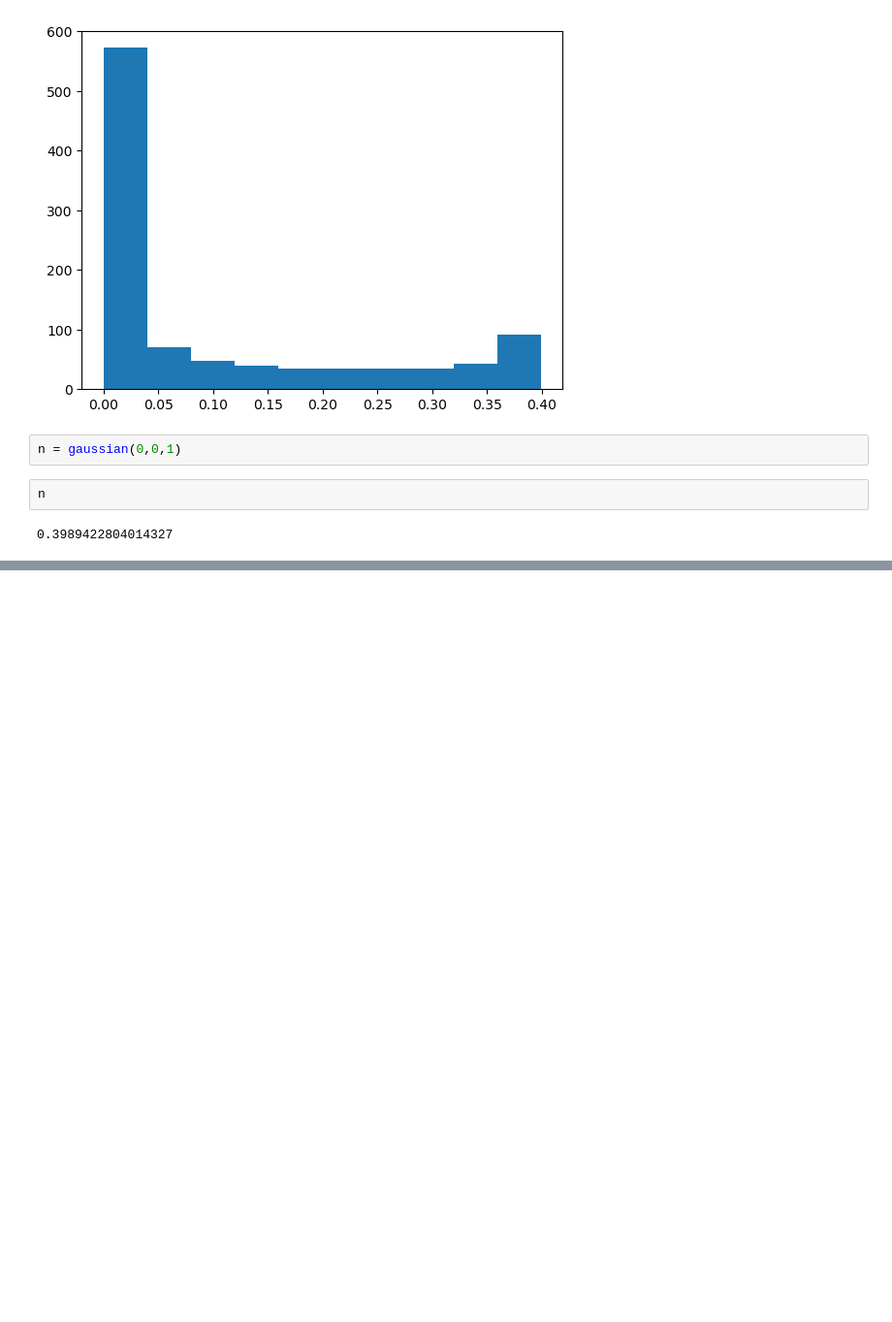
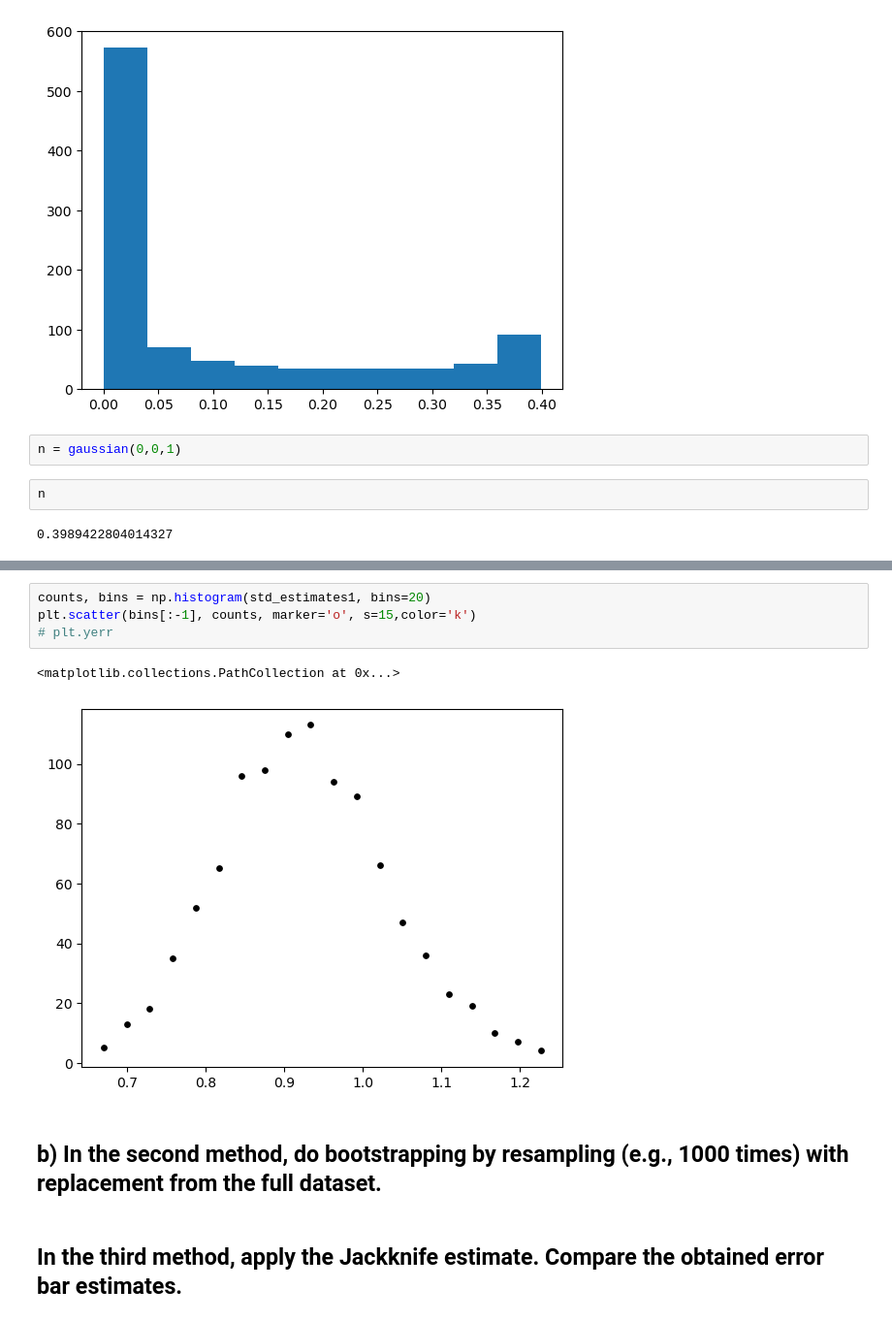
Before and after one commit to acumpelik/DSSC23, a Jupyter notebook: DSSC-Homework3-Andrea_Cumpelik.ipynb, the cells around one changed output, grey strips where cells are left out. Shown: that part at 97% size. Drawn from its saved outputs; the diff is of its cells as text; blank space fills up the shorter version.

```diff
--- a/DSSC-Homework3-Andrea_Cumpelik.ipynb
+++ b/DSSC-Homework3-Andrea_Cumpelik.ipynb
@@ -53,0 +97,11 @@ n
+# %%
+counts, bins = np.histogram(std_estimates1, bins=20)
+plt.scatter(bins[:-1], counts, marker='o', s=15,color='k')
+# plt.yerr
+# %% [output]
+<matplotlib.collections.PathCollection at 0x...>
+[figure, added]
+# %% [markdown]
+## b) In the second method, do bootstrapping by resampling (e.g., 1000 times) with replacement from the full dataset.
+# %% [markdown]
+## In the third method, apply the Jackknife estimate. Compare the obtained error bar estimates.
```
Also changed, not shown: parts of 8 cells of this notebook, 4 other files.
